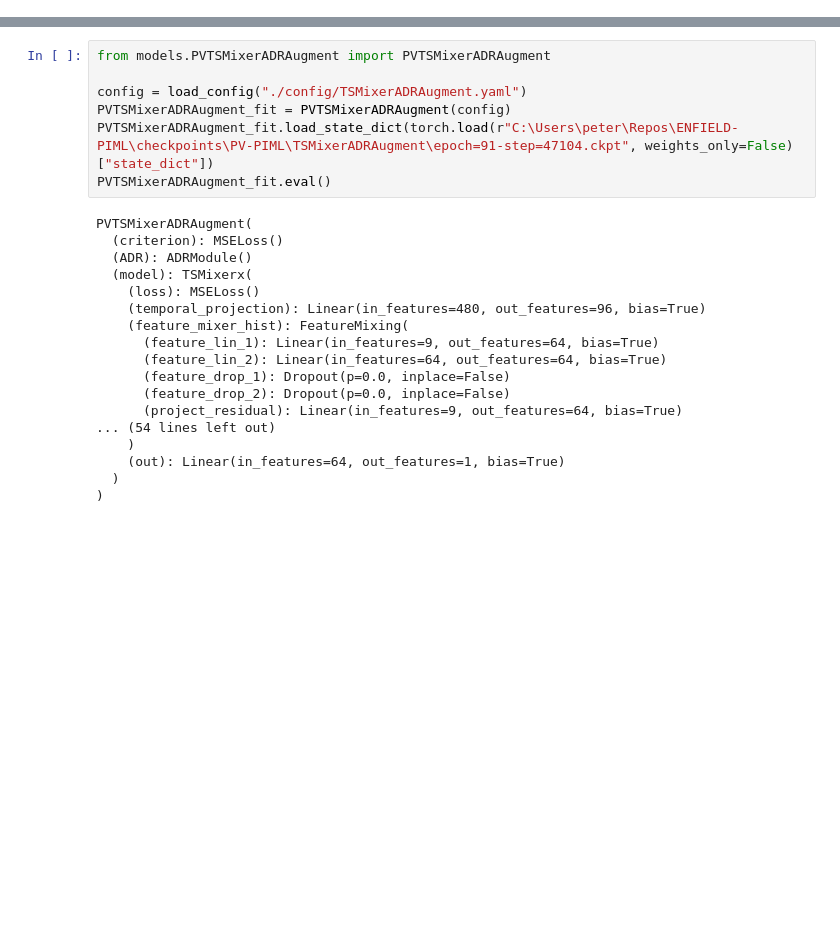
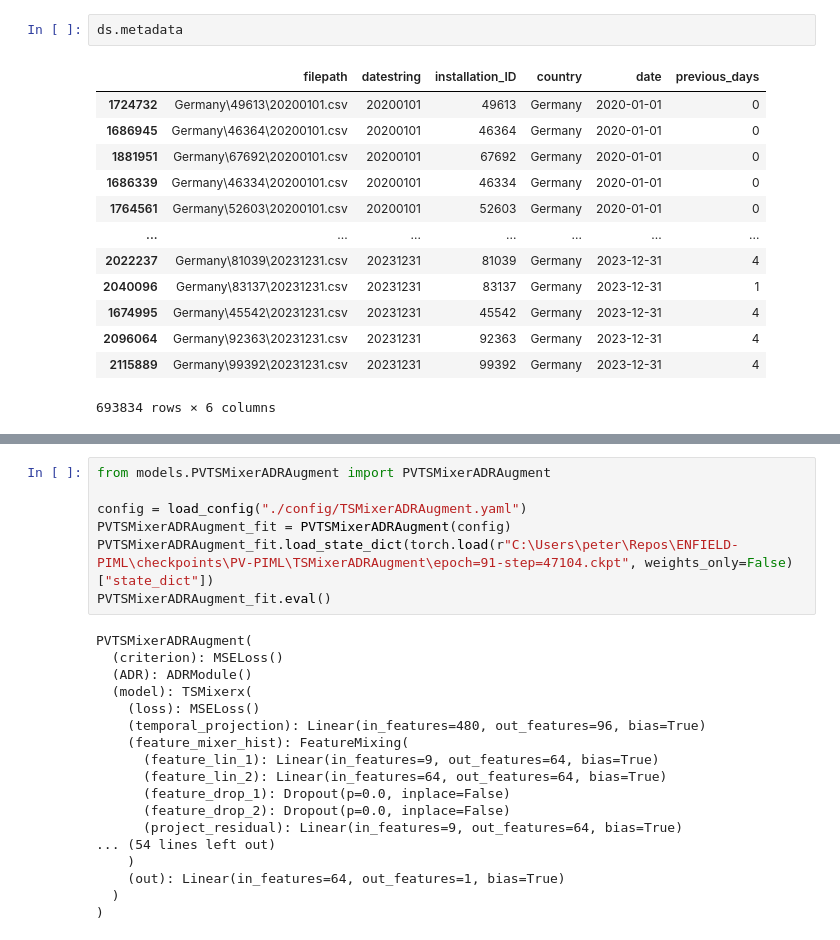
Before and after one commit to pavlikp/PV-PIML, a Jupyter notebook: notebooks/InspectTSMixer.ipynb, the cells around one changed output, grey strips where cells are left out. Cells and saved outputs as stored; diff of their text form; blank space fills up the shorter version.

```diff
--- a/notebooks/InspectTSMixer.ipynb
+++ b/notebooks/InspectTSMixer.ipynb
@@ -7,0 +23,16 @@ ds = PVDatasetWithHistory(r"C:\Users\peter\Repos\ENFIELD-data\processed_unpack\n
+# %%
+ds.metadata
+# %% [output]
+|  | filepath | datestring | installation_ID | country | date | previous_days |
+| 1724732 | Germany\49613\20200101.csv | 20200101 | 49613 | Germany | 2020-01-01 | 0 |
+| 1686945 | Germany\46364\20200101.csv | 20200101 | 46364 | Germany | 2020-01-01 | 0 |
+| 1881951 | Germany\67692\20200101.csv | 20200101 | 67692 | Germany | 2020-01-01 | 0 |
+| 1686339 | Germany\46334\20200101.csv | 20200101 | 46334 | Germany | 2020-01-01 | 0 |
+| 1764561 | Germany\52603\20200101.csv | 20200101 | 52603 | Germany | 2020-01-01 | 0 |
+| ... | ... | ... | ... | ... | ... | ... |
+| 2022237 | Germany\81039\20231231.csv | 20231231 | 81039 | Germany | 2023-12-31 | 4 |
+| 2040096 | Germany\83137\20231231.csv | 20231231 | 83137 | Germany | 2023-12-31 | 1 |
+| 1674995 | Germany\45542\20231231.csv | 20231231 | 45542 | Germany | 2023-12-31 | 4 |
+| 2096064 | Germany\92363\20231231.csv | 20231231 | 92363 | Germany | 2023-12-31 | 4 |
+| 2115889 | Germany\99392\20231231.csv | 20231231 | 99392 | Germany | 2023-12-31 | 4 |
+693834 rows × 6 columns
```
Also changed, not shown: parts of 13 cells of this notebook, 1 other file.
